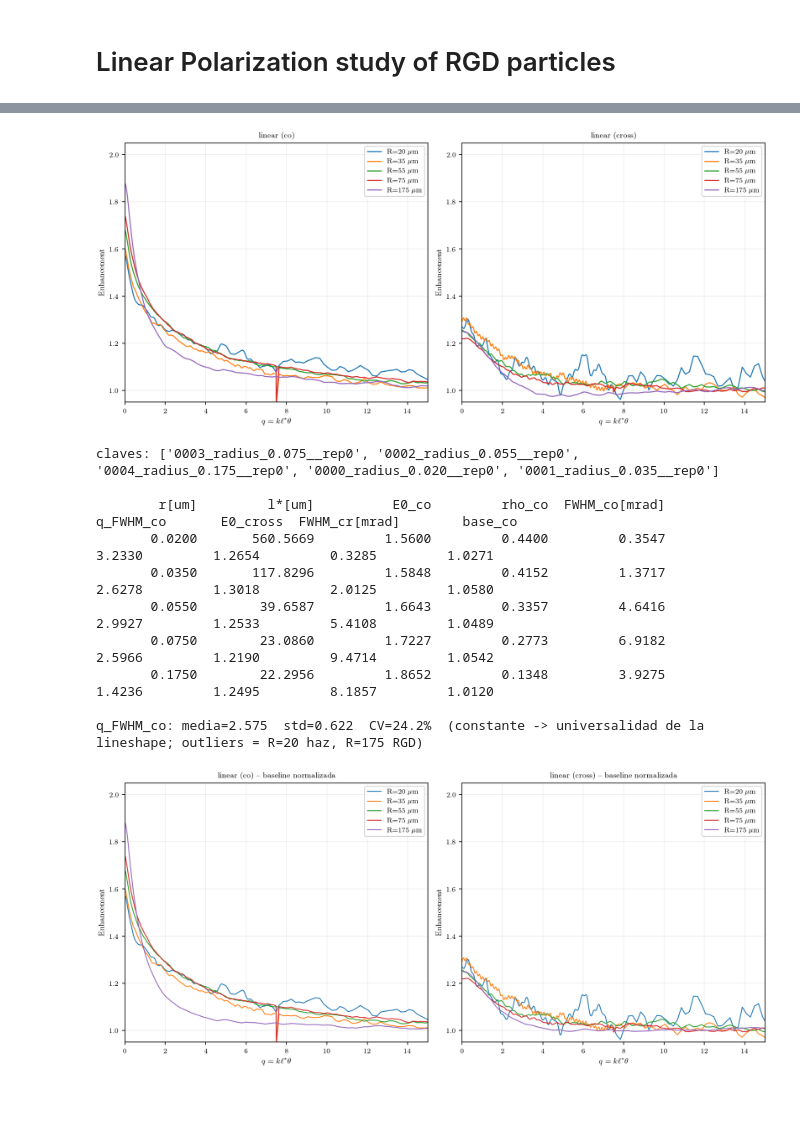
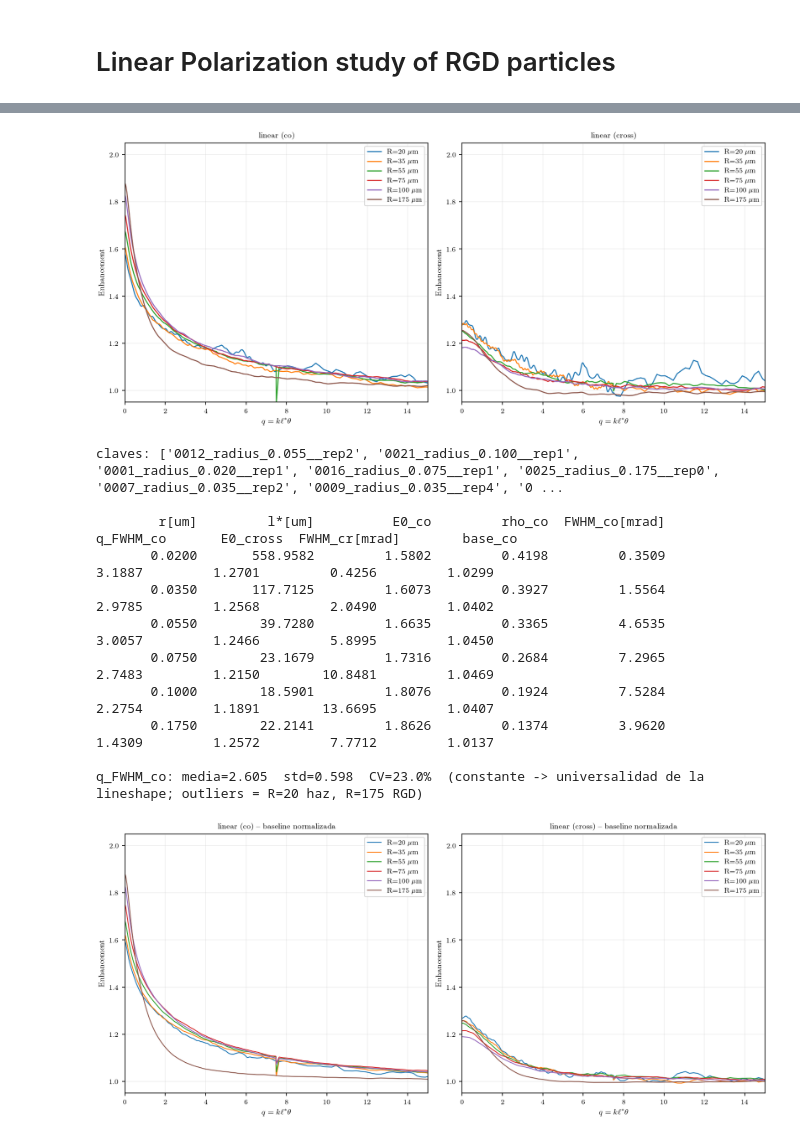
Before and after one commit to niaggar/luminis-mc, a Jupyter notebook: plots/study_rgd_particles_beam2500.ipynb, the cells around one changed output, grey strips where cells are left out. Cells and saved outputs as stored; diff of their text form; code cells hidden in the pictures; blank space fills up the shorter version.

```diff
--- a/plots/study_rgd_particles_beam2500.ipynb
+++ b/plots/study_rgd_particles_beam2500.ipynb
@@ -15,8 +15,8 @@ apply(context="paper", col="single")
 # %%
 save_path = "/Users/niaggar/Results"
 
-radius_values = [0.020, 0.035, 0.055, 0.075, 0.175]
-N_REPLICAS = 1
+radius_values = [0.020, 0.035, 0.055, 0.075, 0.100, 0.175]
+N_REPLICAS = 5
 
 data = []
 for rep in range(N_REPLICAS):
@@ -73,8 +73,8 @@ fig, (axes1, axes2) = plt.subplots(1, 2, figsize=(10, 5))
 
 i = 0
 for ch, title in data:
-    # if i == 1:
-    #     continue
+    if i == 1:
+        continue
     prof = cbs_profiles(
         sweep_data_lineal[ch].processed_cbs("farfield_cbs_1"),
         basis=linear, time_index=0, reduce=phi_cut(0),
@@ -148,7 +148,7 @@ for ax, t in [(ax1, "co"), (ax2, "cross")]:
     ax.legend(fontsize=8); ax.set_title(f"linear ({t})")
 fig.tight_layout(); plt.show()
 # %% [output]
-[figure, old version]
+[figure, new version]
 # %%
 # ===========================================================================
 # Observables §5.1 / §5.2 -- barrido homogeneo de radios (haz 2500 um, doble ventana)
@@ -174,8 +174,8 @@ from pathlib import Path
 SAVE_PATH = "/Users/niaggar/Results"
 FOLDER = "study_rgd_particles__PLIN__beam2500"
 
-RADIUS_VALUES = [0.020, 0.035, 0.055, 0.075, 0.175]
-N_REPLICAS = 1                      # sube a 4 en produccion
+RADIUS_VALUES = [0.020, 0.035, 0.055, 0.075, 0.100, 0.175]
+N_REPLICAS = 5                      # sube a 4 en produccion
 
 N_MEDIUM = 1.33
 WAVELENGTH = 0.514
@@ -314,41 +314,42 @@ for r in rows:
 # consistencia clave de §5.1: q_FWHM_co ~ constante entre radios (universalidad)
 q_all = np.array([r["qfwhm_co"] for r in rows])
 print(f"\nq_FWHM_co: media={np.nanmean(q_all):.3f}  std={np.nanstd(q_all):.3f}  "
       f"CV={100*np.nanstd(q_all)/np.nanmean(q_all):.1f}%  "
       f"(constante -> universalidad de la lineshape; outliers = R=20 haz, R=175 RGD)")
 
 # ===========================================================================
 # Figura: perfiles normalizados en q (colapso) -- canal co
 # ===========================================================================
 fig, (ax1, ax2) = plt.subplots(1, 2, figsize=(11, 5))
 for index, rad in enumerate(RADIUS_VALUES):
     lstar = rows[index]["lstar"]
     for ax, ch in [(ax1, "co"), (ax2, "cross")]:
         theta, g = profiles_norm[(rad, ch)]
         q = K_MEDIUM * lstar * theta
         ax.plot(q, g, lw=1.0, label=rf"R={rad*1e3:.0f} $\mu$m")
 for ax, t in [(ax1, "co"), (ax2, "cross")]:
     ax.set_xlabel(r"$q = k\ell^*\theta$")
     ax.set_ylabel("Enhancement")
     ax.set_xlim(0, 15)
     ax.set_ylim(0.95, 2.05)
     ax.grid(alpha=0.2)
     ax.legend(fontsize=8)
     ax.set_title(f"linear ({t}) -- baseline normalizada")
 fig.tight_layout()
 plt.show()
 # %% [output]
-claves: ['0003_radius_0.075__rep0', '0002_radius_0.055__rep0', '0004_radius_0.175__rep0', '0000_radius_0.020__rep0', '0001_radius_0.035__rep0']
+claves: ['0012_radius_0.055__rep2', '0021_radius_0.100__rep1', '0001_radius_0.020__rep1', '0016_radius_0.075__rep1', '0025_radius_0.175__rep0', '0007_radius_0.035__rep2', '0009_radius_0.035__rep4', '0 ...
 
         r[um]         l*[um]          E0_co         rho_co  FWHM_co[mrad]      q_FWHM_co       E0_cross  FWHM_cr[mrad]        base_co
-       0.0200       560.5669         1.5600         0.4400         0.3547         3.2330         1.2654         0.3285         1.0271
-       0.0350       117.8296         1.5848         0.4152         1.3717         2.6278         1.3018         2.0125         1.0580
-       0.0550        39.6587         1.6643         0.3357         4.6416         2.9927         1.2533         5.4108         1.0489
-       0.0750        23.0860         1.7227         0.2773         6.9182         2.5966         1.2190         9.4714         1.0542
-       0.1750        22.2956         1.8652         0.1348         3.9275         1.4236         1.2495         8.1857         1.0120
+       0.0200       558.9582         1.5802         0.4198         0.3509         3.1887         1.2701         0.4256         1.0299
+       0.0350       117.7125         1.6073         0.3927         1.5564         2.9785         1.2568         2.0490         1.0402
+       0.0550        39.7280         1.6635         0.3365         4.6535         3.0057         1.2466         5.8995         1.0450
+       0.0750        23.1679         1.7316         0.2684         7.2965         2.7483         1.2150        10.8481         1.0469
+       0.1000        18.5901         1.8076         0.1924         7.5284         2.2754         1.1891        13.6695         1.0407
+       0.1750        22.2141         1.8626         0.1374         3.9620         1.4309         1.2572         7.7712         1.0137
 
-q_FWHM_co: media=2.575  std=0.622  CV=24.2%  (constante -> universalidad de la lineshape; outliers = R=20 haz, R=175 RGD)
+q_FWHM_co: media=2.605  std=0.598  CV=23.0%  (constante -> universalidad de la lineshape; outliers = R=20 haz, R=175 RGD)
-[figure, old version]
+[figure, new version]
 # %%
 # ===========================================================================
 # Observables fisicos del CBS -- barrido homogeneo de radios (§5.1 / §5.2)
```
Also changed, not shown: parts of 4 cells of this notebook, 2 other files.
